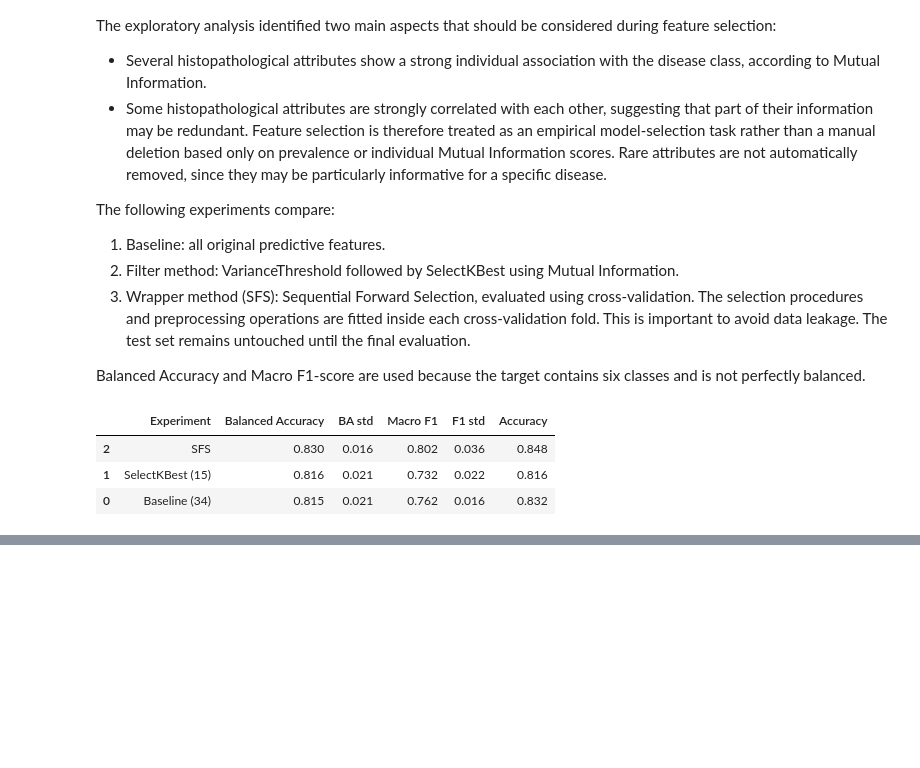
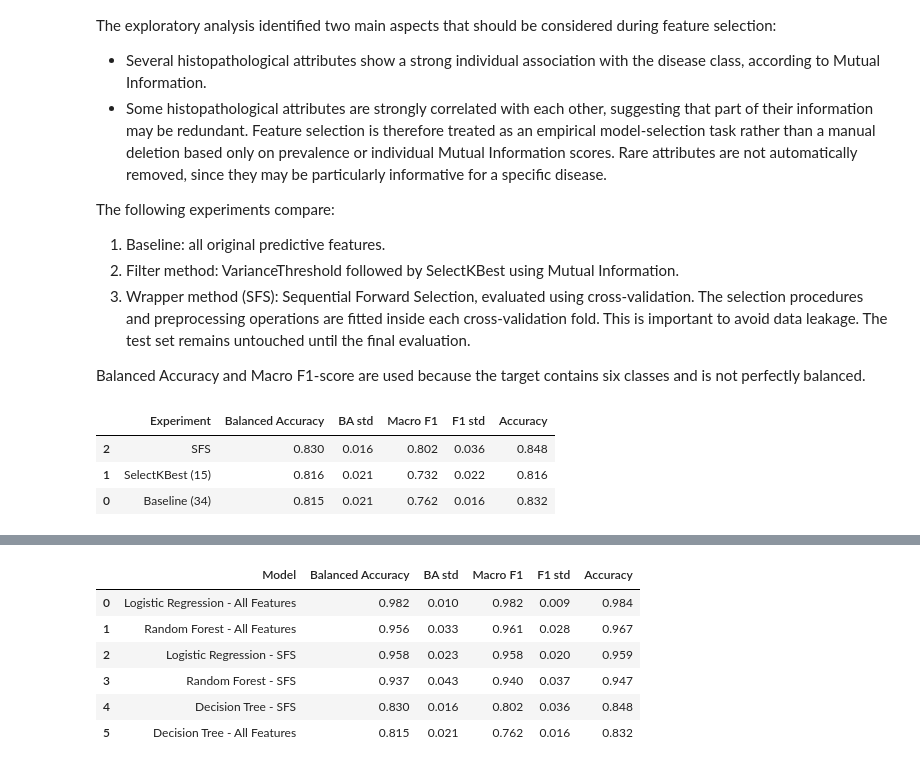
Before and after one commit to lolloantonioli/dermatology-disease-classification, a Jupyter notebook: dermatology_disease_classification.ipynb, the cells around one changed output, grey strips where cells are left out. Cells and saved outputs as stored; diff of their text form; code cells hidden in the pictures; blank space fills up the shorter version.

```diff
--- a/dermatology_disease_classification.ipynb
+++ b/dermatology_disease_classification.ipynb
@@ -1234,0 +1347,56 @@ scrivere che uso come scoring in sfs balanced_accuracy perchè vengono numeri mi
+# %%
+from sklearn.model_selection import cross_validate
+
+scoring = {
+    "balanced_accuracy": "balanced_accuracy",
+    "macro_f1": "f1_macro",
+    "accuracy": "accuracy"
+}
+
+modeling_results = []
+
+for name, pipe in modeling_pipelines.items():
+
+    cv_scores = cross_validate(
+        pipe,
+        X_train,
+        y_train,
+        cv=cv_modeling,
+        scoring=scoring,
+        n_jobs=1
+    )
+
+    modeling_results.append({
+        "Model": name,
+        "Balanced Accuracy": cv_scores[
+            "test_balanced_accuracy"
+        ].mean(),
+        "BA std": cv_scores[
+            "test_balanced_accuracy"
+        ].std(),
+        "Macro F1": cv_scores[
+            "test_macro_f1"
+        ].mean(),
+        "F1 std": cv_scores[
+            "test_macro_f1"
+        ].std(),
+        "Accuracy": cv_scores[
+            "test_accuracy"
+        ].mean()
+    })
+
+modeling_results_df = (
+    pd.DataFrame(modeling_results)
+    .sort_values("Macro F1", ascending=False)
+    .reset_index(drop=True)
+)
+
+display(modeling_results_df.round(3))
+# %% [output]
+|  | Model | Balanced Accuracy | BA std | Macro F1 | F1 std | Accuracy |
+| 0 | Logistic Regression - All Features | 0.982 | 0.010 | 0.982 | 0.009 | 0.984 |
+| 1 | Random Forest - All Features | 0.956 | 0.033 | 0.961 | 0.028 | 0.967 |
+| 2 | Logistic Regression - SFS | 0.958 | 0.023 | 0.958 | 0.020 | 0.959 |
+| 3 | Random Forest - SFS | 0.937 | 0.043 | 0.940 | 0.037 | 0.947 |
+| 4 | Decision Tree - SFS | 0.830 | 0.016 | 0.802 | 0.036 | 0.848 |
+| 5 | Decision Tree - All Features | 0.815 | 0.021 | 0.762 | 0.016 | 0.832 |
```
Also changed, not shown: parts of 22 cells of this notebook.
